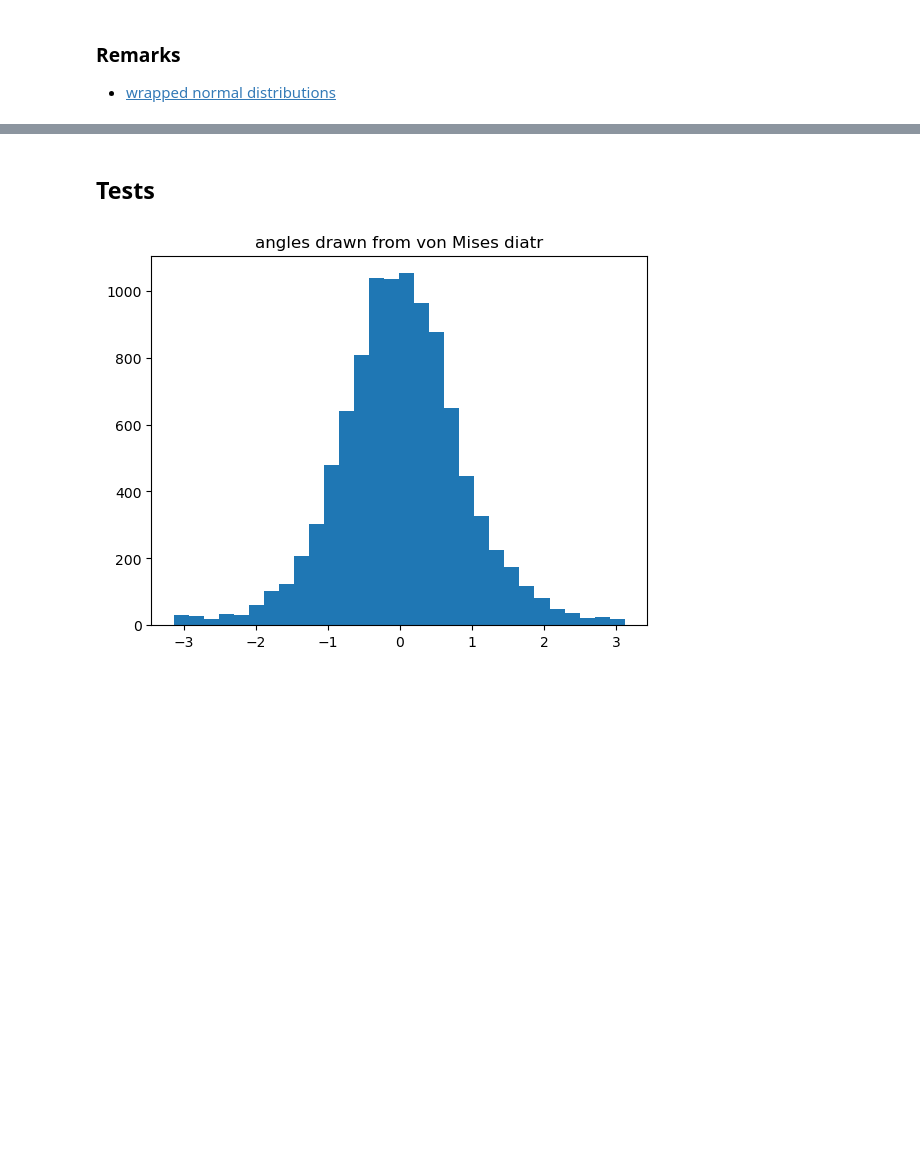
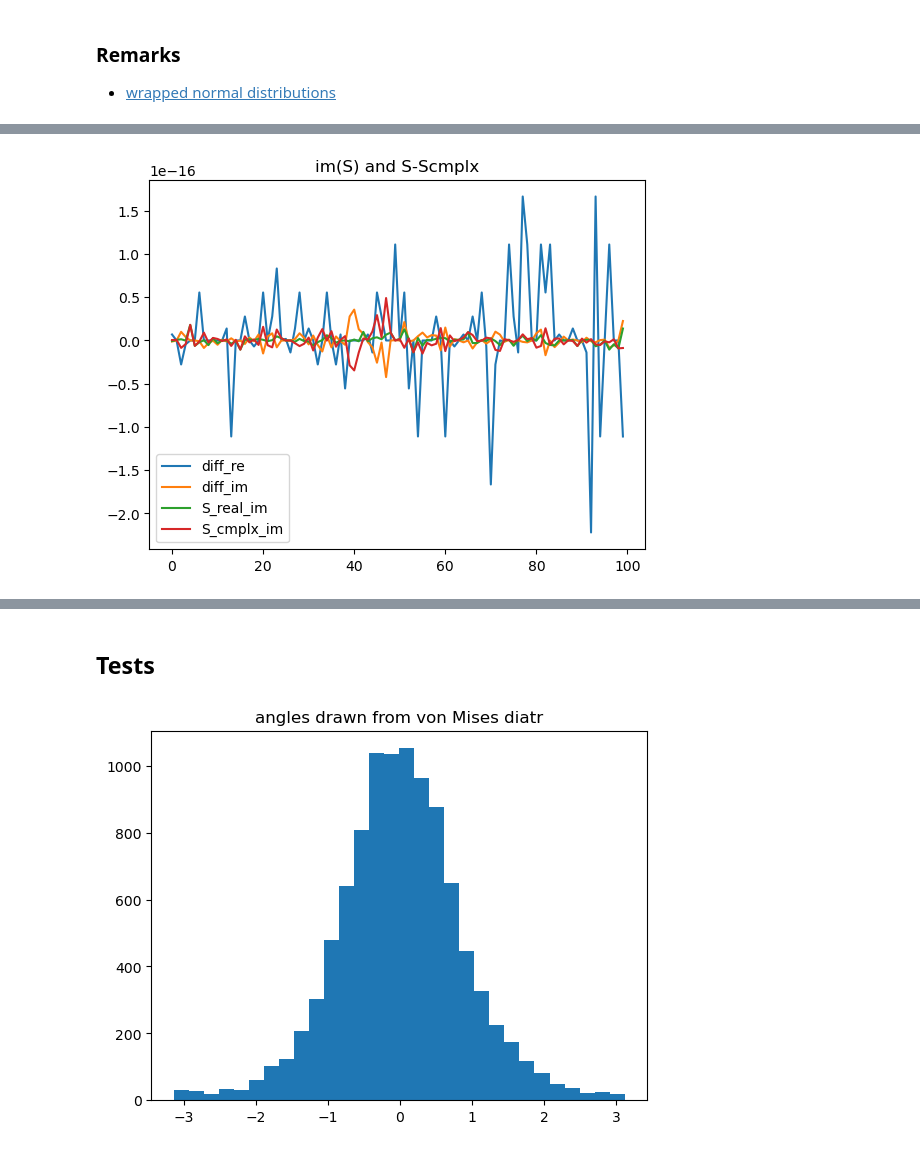
Before and after one commit to dHuberYoumans/CPNStN, a Jupyter notebook: toy_model/toy_model.ipynb, the cells around one changed output, grey strips where cells are left out. Drawn from its saved outputs; the diff is of its cells as text; code cells hidden in the pictures; blank space fills up the shorter version.

```diff
--- a/toy_model/toy_model.ipynb
+++ b/toy_model/toy_model.ipynb
@@ -73 +145,45 @@ def S(z:complex,w:complex,beta:float) -> float:
+# %%
+# TESTING S : REAL VS CMPLX
+
+# REAL SETUP
+n = 3 # complex dimension of CP^n
+
+diff_re, diff_im, S_real_im, S_cmplx_im = [], [], [], []
+
+for i in range(100):
+    Z = np.random.normal(loc=0,scale=1,size = (2*n + 2)).reshape(-1,1)
+    Z/= np.linalg.norm(Z)
+
+    W = np.random.normal(loc=0,scale=1,size = (2*n + 2)).reshape(-1,1)
+    W /= np.linalg.norm(W)
+
+
+    # COMPARISON WITH COMPLEX ACTION
+    reZ = Z[0::2]
+    imZ = Z[1::2]
+
+    reW = W[0::2]
+    imW = W[1::2]
+
+    z = np.array([a + b*1j for a,b in zip(reZ,imZ)])
+    w = np.array([a + b*1j for a,b in zip(reW,imW)])
+
+    # print(f'{S(n,Z,W,beta=1) = }')
+    # print(f'{Scmplx(z.flatten(),w.flatten(),beta=1) = }')
+    diff_re.append((S(n,Z,W,beta=1) - Scmplx(z.flatten(),w.flatten(),beta=1)).real)
+    diff_im.append((S(n,Z,W,beta=1) - Scmplx(z.flatten(),w.flatten(),beta=1)).imag)
+    S_real_im.append(S(n,Z,W,beta=1).imag)
+    S_cmplx_im.append(Scmplx(z.flatten(),w.flatten(),beta=1).imag)
+
+# print(f'S - Scmpl = {(S(n,Z,W,beta=1) - Scmplx(z.flatten(),w.flatten(),beta=1)).real}')
+names = ['diff_re','diff_im','S_real_im','S_cmplx_im']
+i = 0
+for f in [diff_re,diff_im,S_real_im,S_cmplx_im]:
+    plt.plot(f,label=names[i])
+    i+=1
+
+plt.title('im(S) and S-Scmplx')
+plt.legend();
+# %% [output]
+[figure, added]
 # %%
```
Also changed, not shown: parts of 8 cells of this notebook.
